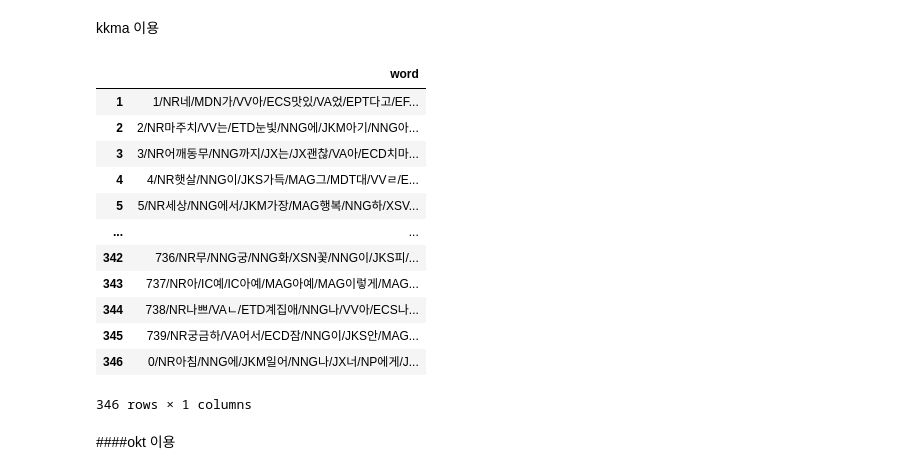
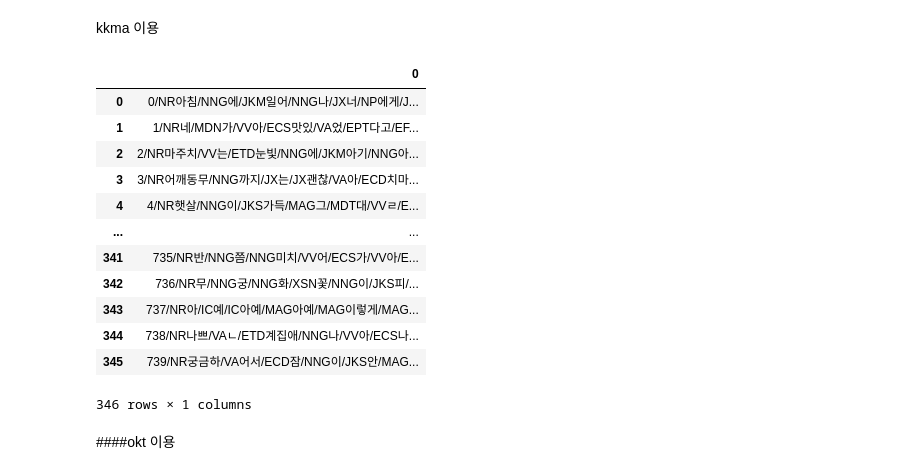
Before and after one commit to heydoit/NLP, a Jupyter notebook: koSac_2.ipynb, the cells around one changed output. Drawn from its saved outputs; the diff is of its cells as text; code cells hidden in the pictures.

```diff
--- a/koSac_2.ipynb
+++ b/koSac_2.ipynb
@@ -100,65 +100,59 @@ text_neg = ' '.join(str(i) for i in kkma_neg_list)
 text_pos_list = []
 numList_pos = []
 
-for i in range(1000):
+pattern = "[0-9]"
+
+numList = re.findall(r'\d+', text_pos)
+
+for i in numList:
   if(text_pos.find(f'{i}') > -1):
     num_pos = text_pos.find(f'{i}')
     numList_pos.append(num_pos)
 
 for i in range(len(numList_pos)):
-  text = ""
   if(i == len(numList_pos)-1):
-    text = text_pos[int(numList_pos[i]):len(text_pos)]
+    text_2 = text_pos[numList_pos[i]:len(text_pos)]
   else:
-    text = text_pos[int(numList_pos[i]):int(numList_pos[i+1])]
-  text_pos_list.append(text)
-
-pos_0col = text_pos_list[0]
-text_pos_list.append(pos_0col)
+    text_2 = text_pos[numList_pos[i]:numList_pos[i+1]]
+  text_pos_list.append(text_2)
 
 pos = pd.DataFrame(text_pos_list)
-pos = pos.drop(0, axis = 0 )
-pos.columns = ['word']
 
 # 형태소분석이 된 부정가사를 가사별로 리스트화하여 dataframe으로 정리
 text_neg_list = []
 numList_neg = []
 
-for i in range(196,1000):
+pattern = "[0-9]"
+
+numList = re.findall(r'\d+', text_neg)
+
+for i in numList:
   if(text_neg.find(f'{i}') > -1):
     num_neg = text_neg.find(f'{i}')
     numList_neg.append(num_neg)
 
 for i in range(len(numList_neg)):
-  text_1 = ""
   if(i == len(numList_neg)-1):
     text_1 = text_neg[numList_neg[i]:len(text_neg)]
   else:
-    text_1 = text_neg[numList_neg[i]:int(numList_neg[i+1])]
+    text_1 = text_neg[numList_neg[i]:numList_neg[i+1]]
   text_neg_list.append(text_1)
 
-
-neg_0col = text_neg_list[0]
-text_neg_list.append(neg_0col)
-
 neg = pd.DataFrame(text_neg_list)
-neg = neg.drop(0, axis = 0 )
-neg.columns = ['word']
-
 pos
 # %% [output]
-|  | word |
+|  | 0 |
+| 0 | 0/NR아침/NNG에/JKM일어/NNG나/JX너/NP에게/J... |
 | 1 | 1/NR네/MDN가/VV아/ECS맛있/VA었/EPT다고/EF... |
 | 2 | 2/NR마주치/VV는/ETD눈빛/NNG에/JKM아기/NNG아... |
 | 3 | 3/NR어깨동무/NNG까지/JX는/JX괜찮/VA아/ECD치마... |
 | 4 | 4/NR햇살/NNG이/JKS가득/MAG그/MDT대/VVㄹ/E... |
-| 5 | 5/NR세상/NNG에서/JKM가장/MAG행복/NNG하/XSV... |
 | ... | ... |
+| 341 | 735/NR반/NNG쯤/NNG미치/VV어/ECS가/VV아/E... |
 | 342 | 736/NR무/NNG궁/NNG화/XSN꽃/NNG이/JKS피/... |
 | 343 | 737/NR아/IC예/IC아예/MAG아예/MAG이렇게/MAG... |
 | 344 | 738/NR나쁘/VAㄴ/ETD계집애/NNG나/VV아/ECS나... |
 | 345 | 739/NR궁금하/VA어서/ECD잠/NNG이/JKS안/MAG... |
-| 346 | 0/NR아침/NNG에/JKM일어/NNG나/JX너/NP에게/J... |
 346 rows × 1 columns
 # %% [markdown]
 ####okt 이용
```
Also changed, not shown: parts of 1 cell of this notebook, 1 other file.
